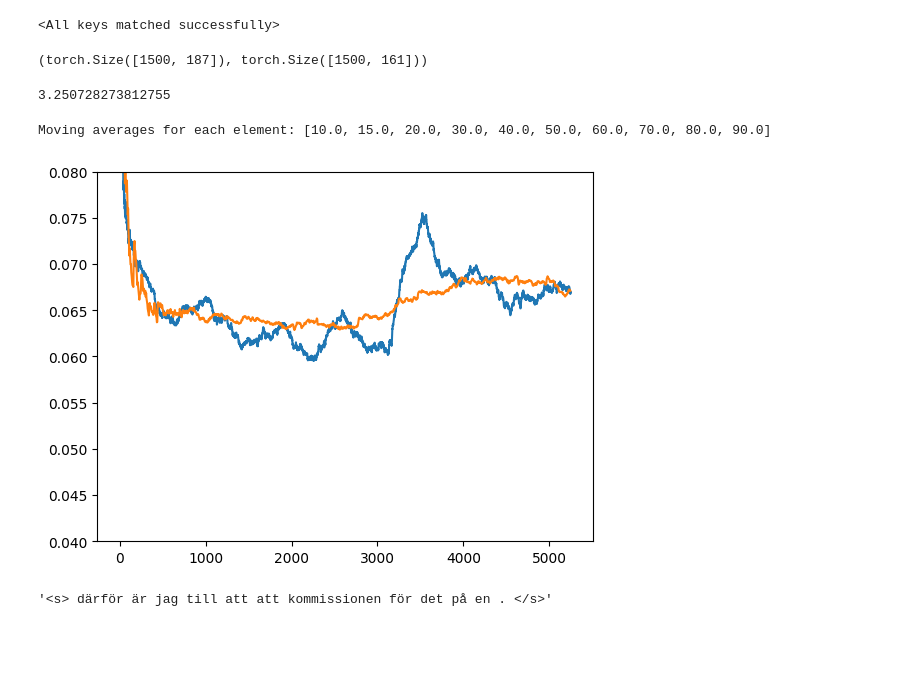
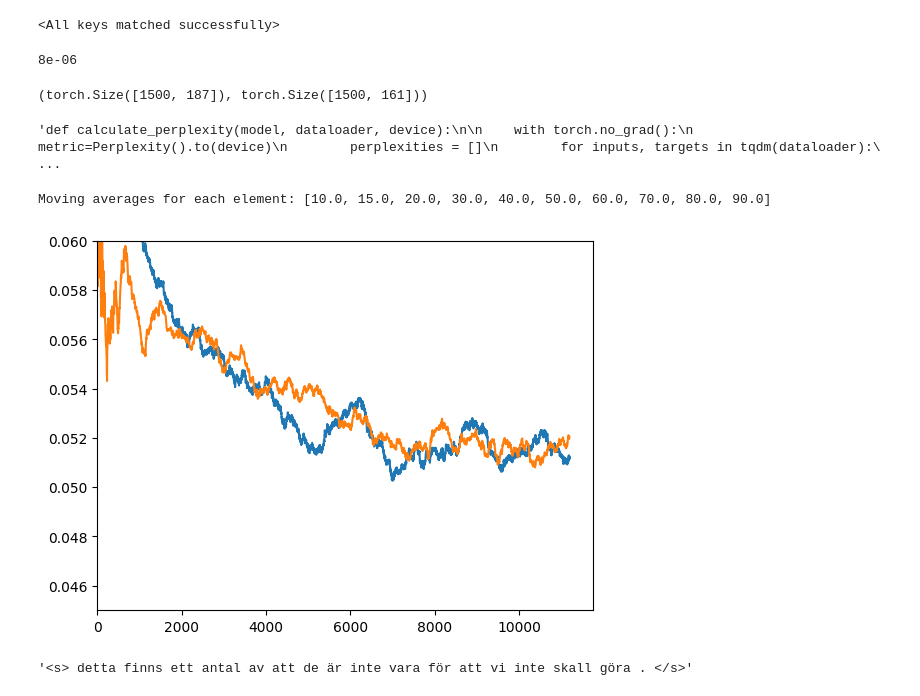
Before and after one commit to KristofferGus/AI-modeling, a Jupyter notebook: project.ipynb, the cells around one changed output. Saved outputs shown, nothing was run; the diff lists cells and outputs as text; code cells hidden in the pictures; blank space fills up the shorter version.

```diff
--- a/project.ipynb
+++ b/project.ipynb
@@ -292,27 +292,28 @@ class NextTokenPredictorEncoded(nn.Module):
 eng_vocab_size = len(eng_vocab)
 swe_vocab_size= len(swe_vocab)
 
-de_hidden_size = 2048
-en_hidden_size = 2048
-de_embed_size = 1500
-en_embed_size = 1500
-de_depth = 3
-en_depth = 1
+de_hidden_size = 500
+en_hidden_size = 2000
+de_embed_size = 250
+en_embed_size = 250
+de_depth = 2
+en_depth = 2
 drop_rate = 0.11
 
-lr  = 0.001
-batch_size = 8
+lr  = 0.00022
+batch_size = 10
 
 
 
-num_epochs = 6
-wd = 0.00001
+num_epochs = 16
+wd = 8e-06
 # %%
-model_name = "model_cho.pth"
+force = False
+model_name = "big_enc7.pth"
 
 model_args = (eng_vocab_size, swe_vocab_size, en_embed_size, de_embed_size,
                                       en_hidden_size, de_hidden_size, de_depth, en_depth, drop_rate)
-if not os.path.exists(model_name) or True:
+if not os.path.exists(model_name) or force:
     model = NextTokenPredictorEncoded(*model_args).to(device)
 
 
@@ -347,10 +348,11 @@ if not os.path.exists(model_name) or True:
             flat_preds = decoding.view(-1, decoding.size(-1))
             flat_target = ground_truth.view(-1, ground_truth.size(-1))
             loss = loss_function(flat_preds, flat_target) * batch_size / flat_preds.shape[0]
-
             optimizer.zero_grad()
 
             loss.backward()
+
+            a = [(name, param.grad) for name, param in model.named_parameters()]
             optimizer.step()
             train_losses.append(loss)
 
@@ -380,7 +382,11 @@ if not os.path.exists(model_name) or True:
     torch.save({"model": model.state_dict(),
                 "model_args": model_args,
                 "train_losses": train_losses,
-                "val_losses": val_losses},
+                "val_losses": val_losses,
+                "lr":lr,
+                "batch_size": batch_size,
+                "num_epochs":num_epochs,
+                "wd":wd },
                 model_name)
 # %%
 model_dict = torch.load(model_name)
@@ -390,12 +396,16 @@ model = NextTokenPredictorEncoded(*model_dict["model_args"]).to(device)
 model.load_state_dict(model_dict["model"])
 # %% [output]
 <All keys matched successfully>
+# %%
+model_dict["wd"]
+# %% [output]
+8e-06
 # %%
 test_eng.shape, test_swe.shape
 # %% [output]
 (torch.Size([1500, 187]), torch.Size([1500, 161]))
 # %%
-def calculate_perplexity(model, dataloader, device):
+"""def calculate_perplexity(model, dataloader, device):
 
     with torch.no_grad():
         metric=Perplexity().to(device)
@@ -414,13 +424,15 @@ def calculate_perplexity(model, dataloader, device):
 
     return sum(perplexities) / len(perplexities)
 
-if not os.path.exists(model_name[:-4] + "_p.pth"):
+d = torch.load("perplexities.pth")
+if d.get(model_name[:-4], None) == None or force:
     p = calculate_perplexity(model, DataLoader(TensorDataset(test_eng, test_swe), batch_size=8), device)
-    torch.save(p, model_name[:-4] + "_p.pth")
-p = torch.load(model_name[:-4] + "_p.pth")
-p
+    d[model_name[:-4]] = p
+    torch.save(d, "perplexities.pth")
+
+d[model_name[:-4]], d"""
 # %% [output]
-3.250728273812755
+'def calculate_perplexity(model, dataloader, device):\n\n    with torch.no_grad():\n        metric=Perplexity().to(device)\n        perplexities = []\n        for inputs, targets in tqdm(dataloader):\ ...
 # %%
 def moving_average(data, window_size):
     moving_averages = []
@@ -442,13 +454,14 @@ Moving averages for each element: [10.0, 15.0, 20.0, 30.0, 40.0, 50.0, 60.0, 70.
 # %%
 
 
-plt.plot((range(len(train_losses))), moving_average(train_losses, 400))
+plt.plot((range(len(train_losses))), moving_average(train_losses, 1000))
 x = [int(a * len(train_losses) / len(val_losses)) for a in range(len(val_losses))]
-plt.plot(x, moving_average(val_losses, 400))
-plt.ylim(0.04, 0.08)
+plt.plot(x, moving_average(val_losses, 500))
+plt.ylim(0.045, 0.06)
+plt.xlim(0)
 plt.show()
 # %% [output]
-[figure, old version]
+[figure, new version]
 # %%
 
 def select_from_topk(input_tensor, k):
@@ -457,7 +470,7 @@ def select_from_topk(input_tensor, k):
     return indecies[0,sub_indecy]
 
 def translate(eng_text, k = 5, max = 20):
-    tokens = torch.tensor([eng_word2id["<s>"]] + [eng_word2id[w] for w in eng_text.split(" ")] + [eng_word2id["</s>"]]).to(device)
+    tokens = torch.tensor([eng_word2id["<s>"]] + [eng_word2id.get(w, 0) for w in eng_text.split(" ")] + [eng_word2id["</s>"]]).to(device)
     encoding = model.forward_context(tokens.unsqueeze(0))
     translation = torch.tensor([swe_word2id["<s>"]]).to(device)
     hidden = None
@@ -474,6 +487,6 @@ def translate(eng_text, k = 5, max = 20):
     return " ".join([swe_id2word[int(t.item())] for t in translation])
 
 
-translate("we will not vote", k=20, max = 40)
+translate("that is why my group firmly rejects the proposal made by the socialist group .", k=10, max = 40)
 # %% [output]
-'<s> därför är jag till att att kommissionen för det på en . </s>'
+'<s> detta finns ett antal av att de är inte vara för att vi inte skall göra . </s>'
```
Also changed, not shown: parts of 2 cells of this notebook, 2 other files.
